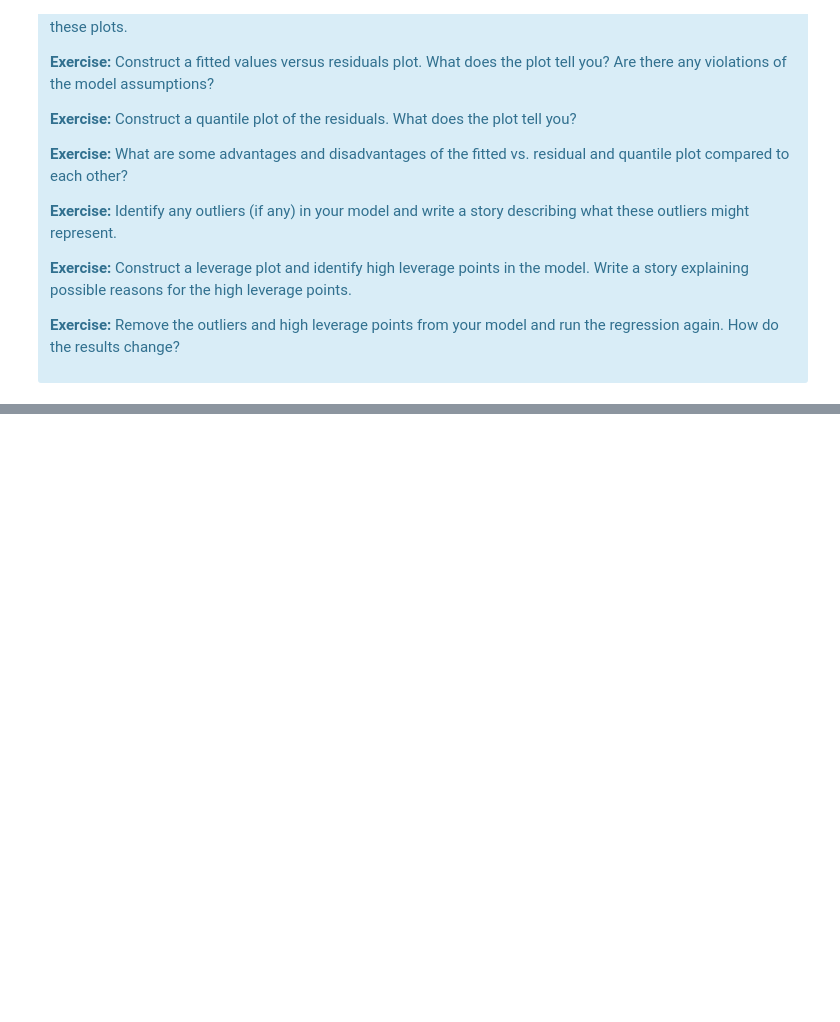
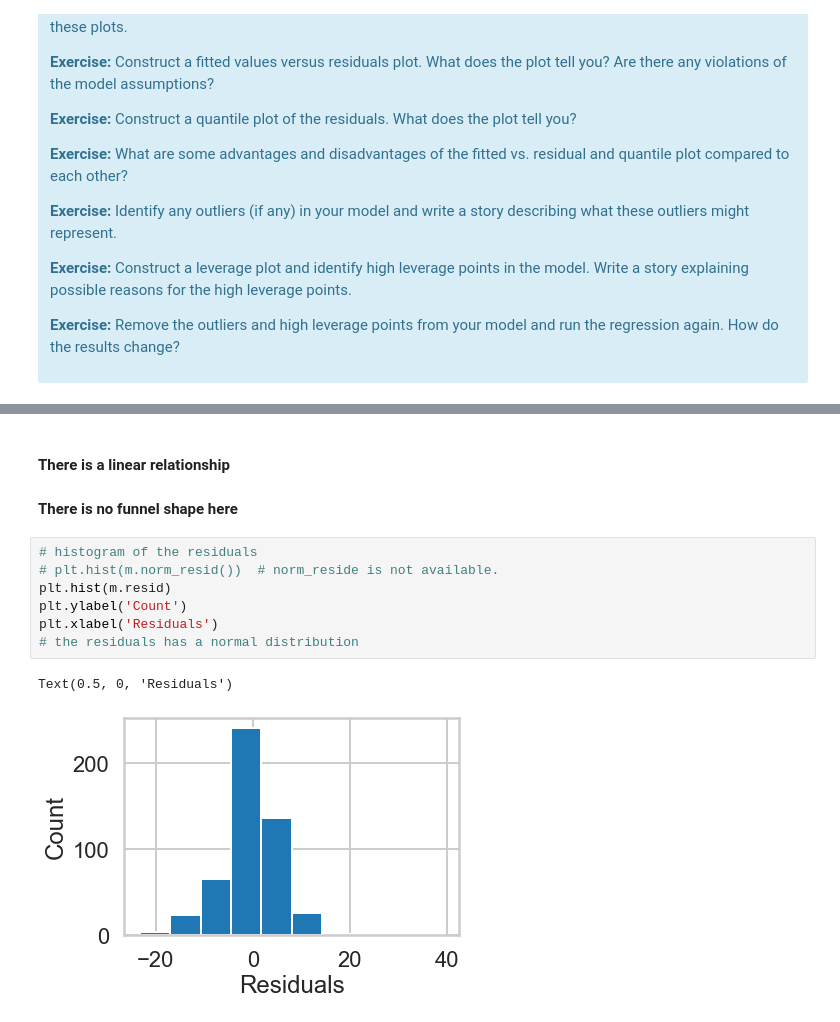
Before and after one commit to weboctave/mec-mini-projects, a Jupyter notebook: mec-11.4.1-linear-regression-mini-project/Mini_Project_Linear_Regression.ipynb, the cells around one changed output, grey strips where cells are left out. Saved outputs shown, nothing was run; the diff lists cells and outputs as text; blank space fills up the shorter version.

```diff
--- a/mec-11.4.1-linear-regression-mini-project/Mini_Project_Linear_Regression.ipynb
+++ b/mec-11.4.1-linear-regression-mini-project/Mini_Project_Linear_Regression.ipynb
@@ -1124,0 +1186,13 @@ There are some other issues that are important investigate with linear regressio
+# %% [markdown]
+#### There is a linear relationship
+#### There is no funnel shape here
+# %%
+# histogram of the residuals
+# plt.hist(m.norm_resid())  # norm_reside is not available.
+plt.hist(m.resid)
+plt.ylabel('Count')
+plt.xlabel('Residuals')
+# the residuals has a normal distribution
+# %% [output]
+Text(0.5, 0, 'Residuals')
+[figure, added]
```
Also changed, not shown: parts of 36 cells of this notebook, 1 other file.
